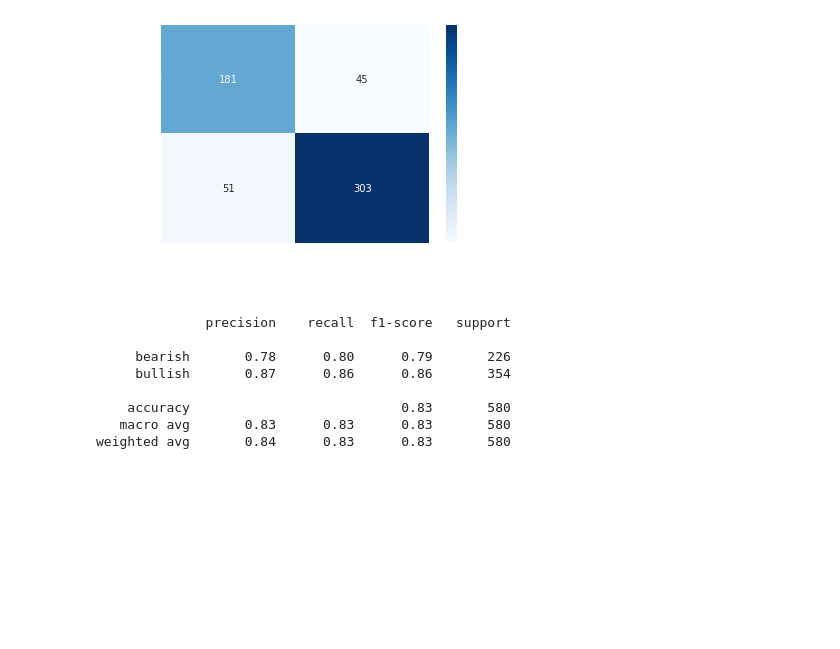
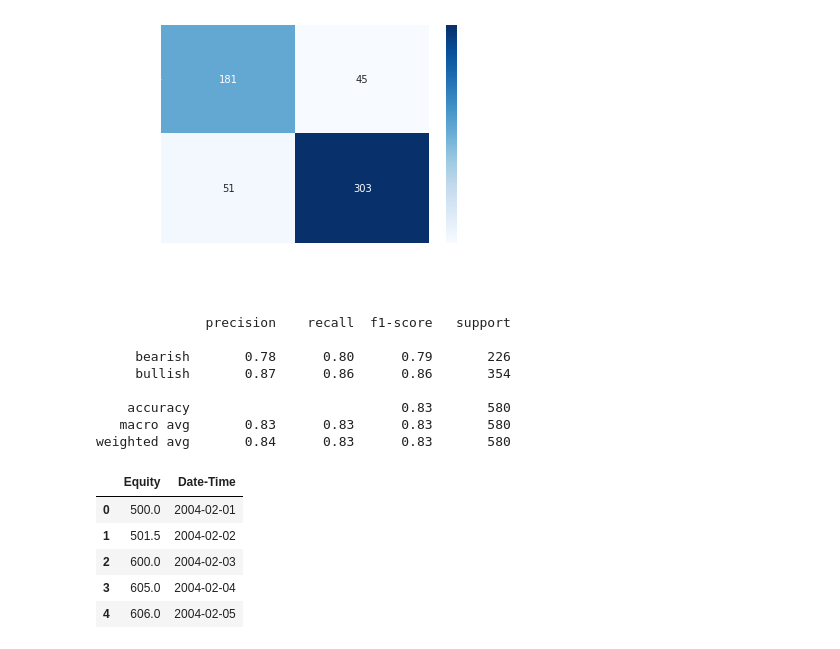
Before and after one commit to ericzacharia/Predicting-Stocks-with-Twitter-Sentiment, a Jupyter notebook: sentiment_model.ipynb, the cells around one changed output. Saved outputs shown, nothing was run; the diff lists cells and outputs as text; code cells hidden in the pictures; blank space fills up the shorter version.

```diff
--- a/sentiment_model.ipynb
+++ b/sentiment_model.ipynb
@@ -365,3 +365,18 @@ weighted avg       0.84      0.83      0.83       580
 
 # ### Do not uncomment, unless specifically canceling pending orders.
 # cancel_pending_orders()
+# %%
+import pandas as pd
+equities = [500, 501.5, 600, 605, 606]
+datetimes = ['2004-02-01', '2004-02-02',
+             '2004-02-03', '2004-02-04', '2004-02-05']
+df = pd.DataFrame(list(zip(equities, datetimes)),
+                  columns=['Equity', 'Date-Time'])
+df
+# %% [output]
+|  | Equity | Date-Time |
+| 0 | 500.0 | 2004-02-01 |
+| 1 | 501.5 | 2004-02-02 |
+| 2 | 600.0 | 2004-02-03 |
+| 3 | 605.0 | 2004-02-04 |
+| 4 | 606.0 | 2004-02-05 |
```
Also changed, not shown: 6 other files.
